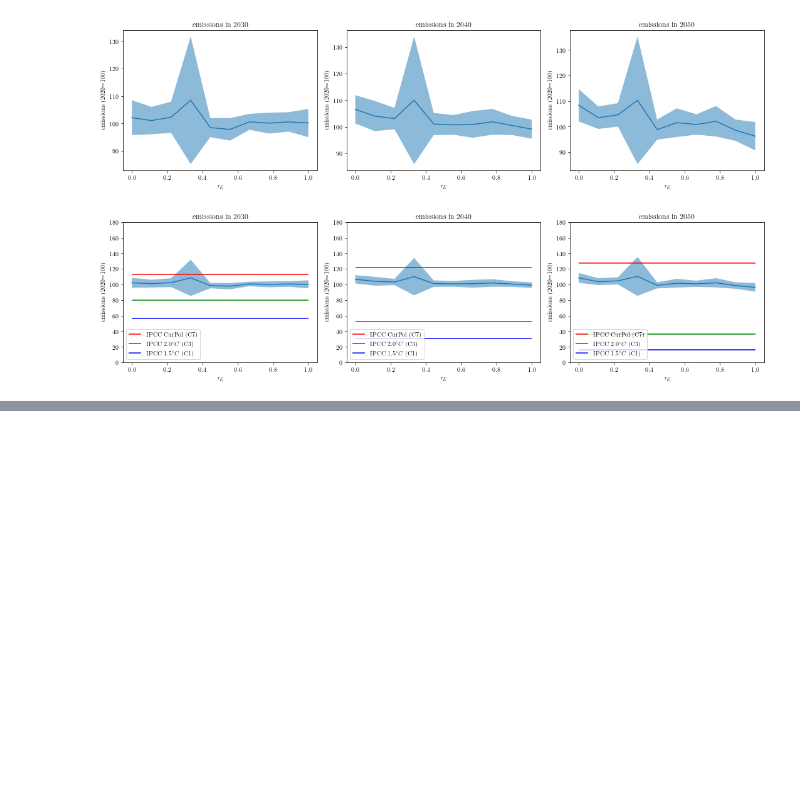
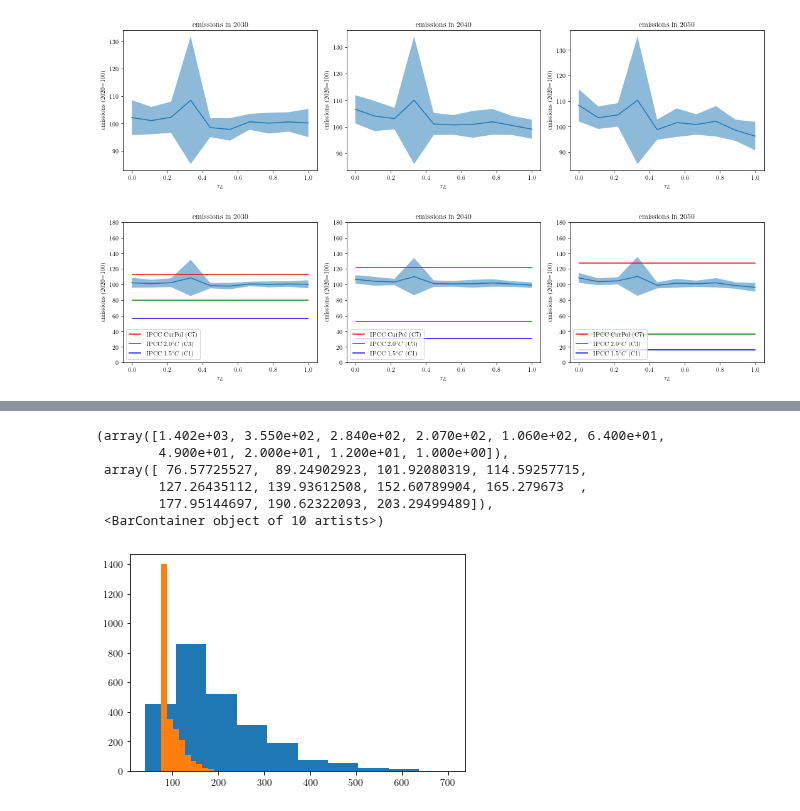
Before and after one commit to Tarsatir/Capsule_Climate, a Jupyter notebook: plotting/plot_ofatexp.ipynb, the cells around one changed output, grey strips where cells are left out. Cells and saved outputs as stored; diff of their text form; code cells hidden in the pictures; blank space fills up the shorter version.

```diff
--- a/plotting/plot_ofatexp.ipynb
+++ b/plotting/plot_ofatexp.ipynb
@@ -243,0 +298,12 @@ n_plot_hlines(
+# %%
+df_tax_capital = pd.read_csv('../results/result_data/final_income_dists.csv')
+plt.hist(df_tax_capital.all_W)
+plt.hist(df_tax_capital.all_I)
+# %% [output]
+(array([1.402e+03, 3.550e+02, 2.840e+02, 2.070e+02, 1.060e+02, 6.400e+01,
+        4.900e+01, 2.000e+01, 1.200e+01, 1.000e+00]),
+ array([ 76.57725527,  89.24902923, 101.92080319, 114.59257715,
+        127.26435112, 139.93612508, 152.60789904, 165.279673  ,
+        177.95144697, 190.62322093, 203.29499489]),
+ <BarContainer object of 10 artists>)
+[figure, added]
```
Also changed, not shown: parts of 7 cells of this notebook, 16 other files.
